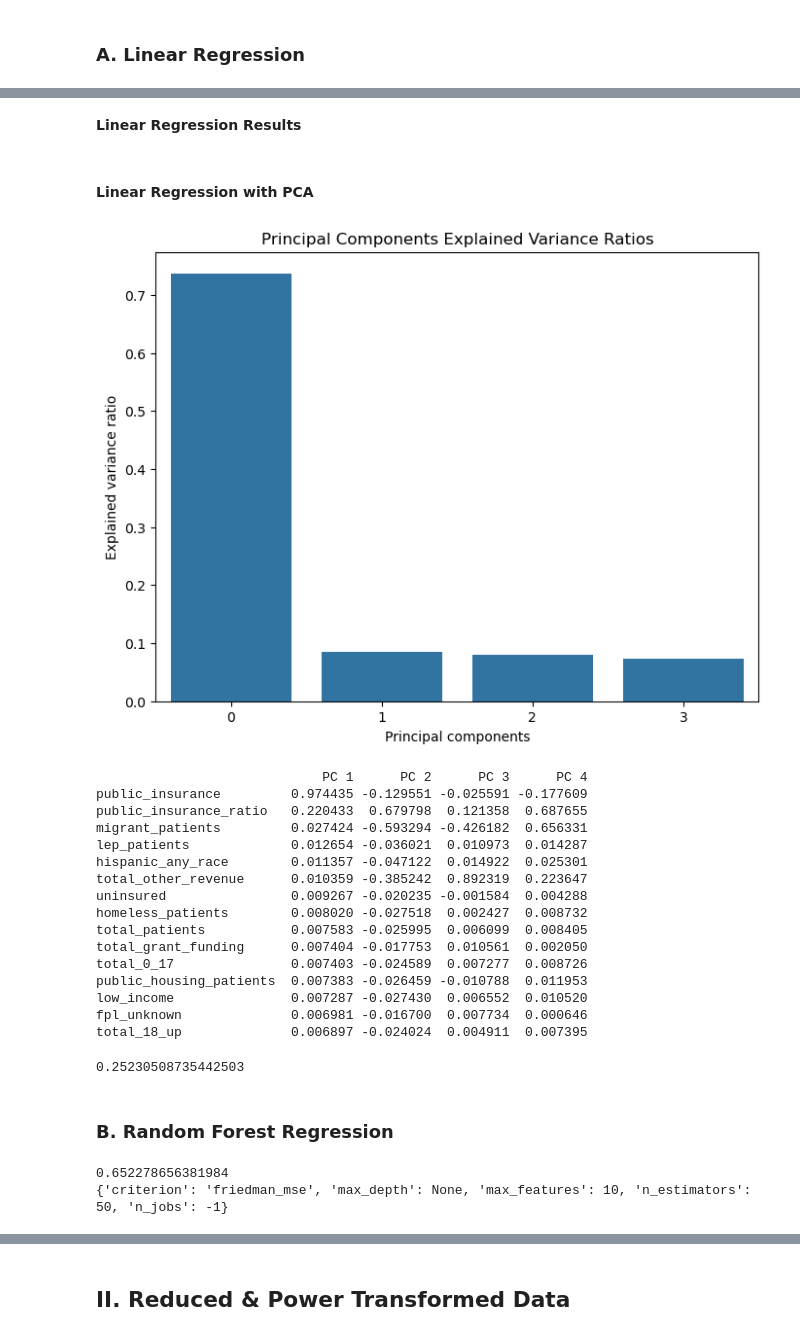
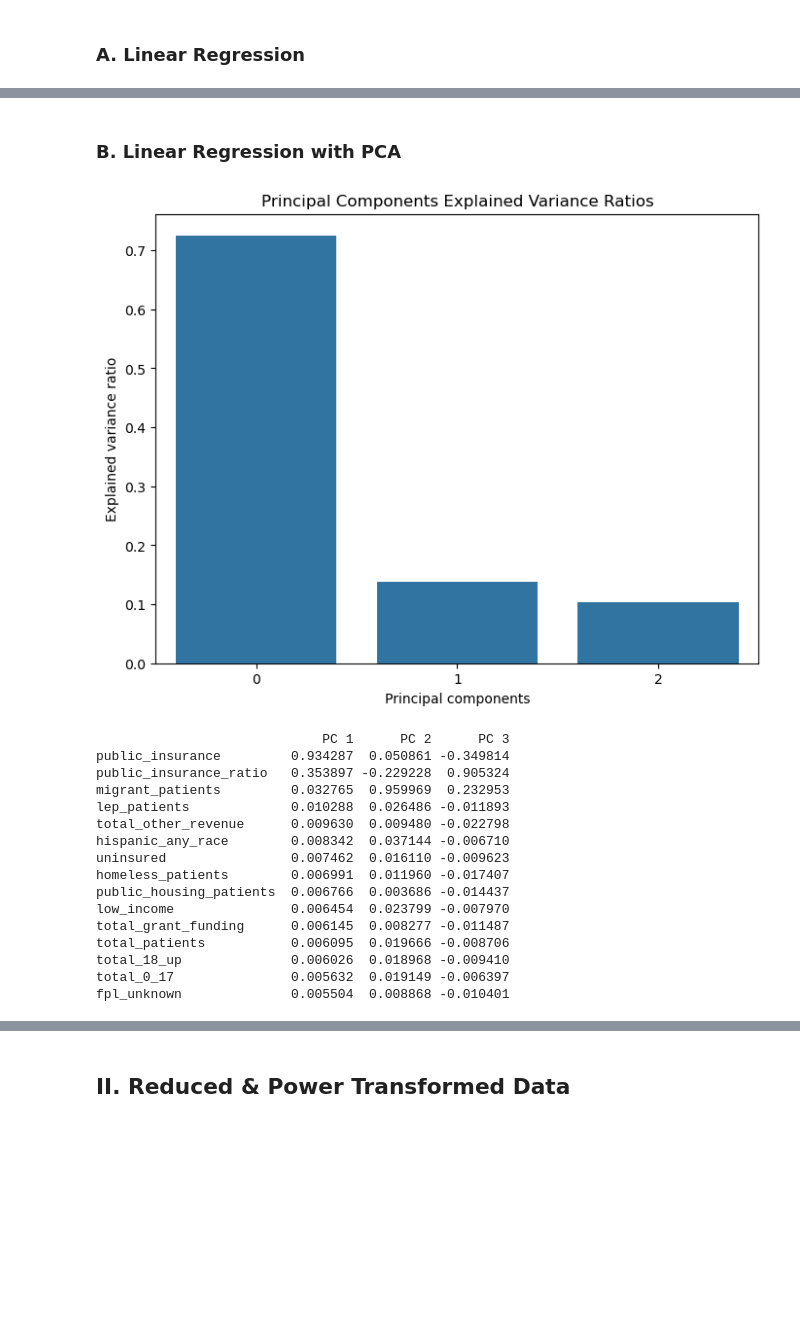
Before and after one commit to dezertdweller/capstone-project-fqhc-model, a Jupyter notebook: notebooks/modeling.ipynb, the cells around one changed output, grey strips where cells are left out. Saved outputs shown, nothing was run; the diff lists cells and outputs as text; code cells hidden in the pictures; blank space fills up the shorter version.

Commit message:
Rearranged modeling components.

```diff
--- a/notebooks/modeling.ipynb
+++ b/notebooks/modeling.ipynb
@@ -130,4 +166,0 @@ CV Scores (R²): [0.63272961 0.53134321 0.61845087 0.57553375 0.59681083]
-# %%
-linear_model.fit(X_train, y_train)
-score = linear_model.score(X_test, y_test)
-y_pred = linear_model.predict(X_test)
@@ -144,7 +169,18 @@ R2 Score: 0.648107335705167, Root Mean Squared Error: 1695937.3394324314, Mean A
 # %%
+linear_model.fit(X_train_rr, y_train)
+y_pred = None
+
+rmse_train, rmse_test, mae_train, mae_test, r2_train, r2_test = evaluate_model(linear_model, X_train_rr, X_test_rr, y_train, y_test)
+
 sns.regplot(x=y_test.flatten(), y=y_pred.flatten(), scatter_kws={'alpha':0.5}, line_kws={'color': 'red'})
 plt.title('Actual vs. Predicted Values')
 plt.xlabel('Actual Values')
 plt.ylabel('Predicted Values')
 plt.show()
+
+add_model_score('Linear Regression', 'reduced_robust', False,
+                rmse_train, rmse_test, mae_train, mae_test, r2_train, r2_test,
+                scores['r2'][0], scores['r2'][1],
+                scores['neg_mean_squared_error'][0], scores['neg_mean_squared_error'][1],
+                scores['neg_mean_absolute_error'][0], scores['neg_mean_absolute_error'][1])
 # %% [output]
@@ -162,53 +194,43 @@ model_scores
 # %% [markdown]
-**Linear Regression Results**
+### B. Linear Regression with PCA
-# %% [markdown]
-#### Linear Regression with PCA
 # %%
 # create PCA object
-pca = PCA(n_components=4)
+pca = PCA(n_components=3)
 
-pca.fit(X_train)
+pca.fit(X_train_rr)
 
 features = range(pca.n_components_)
 
-X_train_pca = pca.transform(X_train)
-X_test_pca = pca.transform(X_test)
+X_train_pca = pca.transform(X_train_rr)
+X_test_pca = pca.transform(X_test_rr)
 
 fig, ax = plt.subplots(figsize=(8,6))
 sns.barplot(x=features, y=pca.explained_variance_ratio_)
 ax.set(xlabel='Principal components',
        ylabel='Explained variance ratio',
        title='Principal Components Explained Variance Ratios')
 plt.show()
 
 loadings = pd.DataFrame(pca.components_.T,
-                        columns=['PC 1', 'PC 2', 'PC 3', 'PC 4'],
-                        index=X_train.columns)
+                        columns=['PC 1', 'PC 2', 'PC 3'],
+                        index=X_train_rr.columns)
 
 print(loadings.sort_values('PC 1', ascending=False).head(15))
 # %% [output]
-[figure, old version]
+[figure, new version]
-                             PC 1      PC 2      PC 3      PC 4
-public_insurance         0.974435 -0.129551 -0.025591 -0.177609
-public_insurance_ratio   0.220433  0.679798  0.121358  0.687655
-migrant_patients         0.027424 -0.593294 -0.426182  0.656331
-lep_patients             0.012654 -0.036021  0.010973  0.014287
-hispanic_any_race        0.011357 -0.047122  0.014922  0.025301
-total_other_revenue      0.010359 -0.385242  0.892319  0.223647
-uninsured                0.009267 -0.020235 -0.001584  0.004288
-homeless_patients        0.008020 -0.027518  0.002427  0.008732
-total_patients           0.007583 -0.025995  0.006099  0.008405
-total_grant_funding      0.007404 -0.017753  0.010561  0.002050
-total_0_17               0.007403 -0.024589  0.007277  0.008726
-public_housing_patients  0.007383 -0.026459 -0.010788  0.011953
-low_income               0.007287 -0.027430  0.006552  0.010520
-fpl_unknown              0.006981 -0.016700  0.007734  0.000646
-total_18_up              0.006897 -0.024024  0.004911  0.007395
+                             PC 1      PC 2      PC 3
+public_insurance         0.934287  0.050861 -0.349814
+public_insurance_ratio   0.353897 -0.229228  0.905324
+migrant_patients         0.032765  0.959969  0.232953
+lep_patients             0.010288  0.026486 -0.011893
+total_other_revenue      0.009630  0.009480 -0.022798
+hispanic_any_race        0.008342  0.037144 -0.006710
+uninsured                0.007462  0.016110 -0.009623
+homeless_patients        0.006991  0.011960 -0.017407
+public_housing_patients  0.006766  0.003686 -0.014437
+low_income               0.006454  0.023799 -0.007970
+total_grant_funding      0.006145  0.008277 -0.011487
+total_patients           0.006095  0.019666 -0.008706
+total_18_up              0.006026  0.018968 -0.009410
+total_0_17               0.005632  0.019149 -0.006397
+fpl_unknown              0.005504  0.008868 -0.010401
-# %%
-linear_model = LinearRegression()
-linear_model.fit(X_train_pca, y_train)
-linear_model.score(X_test_pca, y_test)
-# %% [output]
-0.25230508735442503
-# %% [markdown]
-### B. Random Forest Regression
@@ -231,6 +236,0 @@ y_pred = rf_gridsearch.predict(X_test)
-# %%
-print(rf_gridsearch.score(X_test, y_test))
-print(rf_gridsearch.best_params_)
-# %% [output]
-0.652278656381984
-{'criterion': 'friedman_mse', 'max_depth': None, 'max_features': 10, 'n_estimators': 50, 'n_jobs': -1}
```
Also changed, not shown: parts of 122 cells of this notebook.
